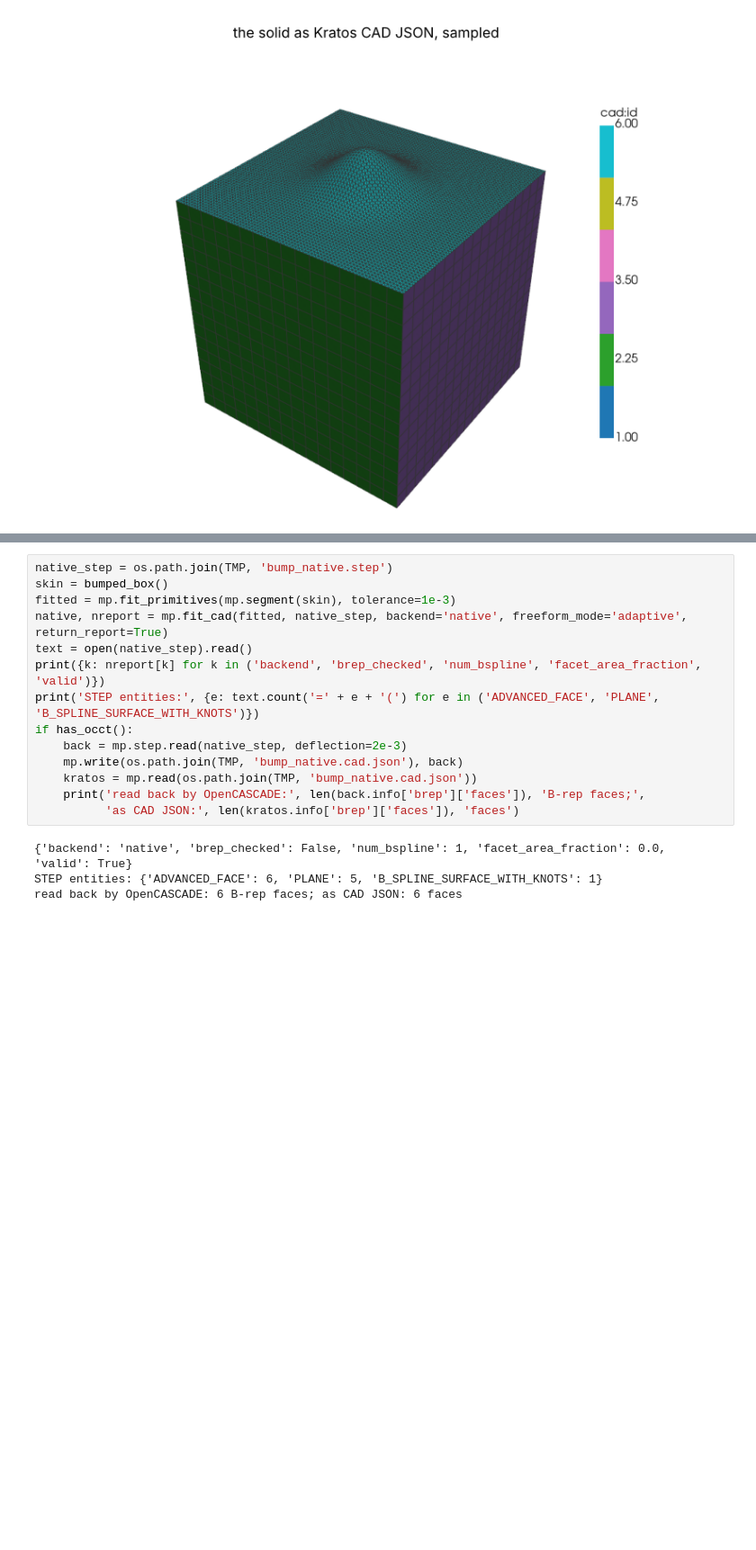
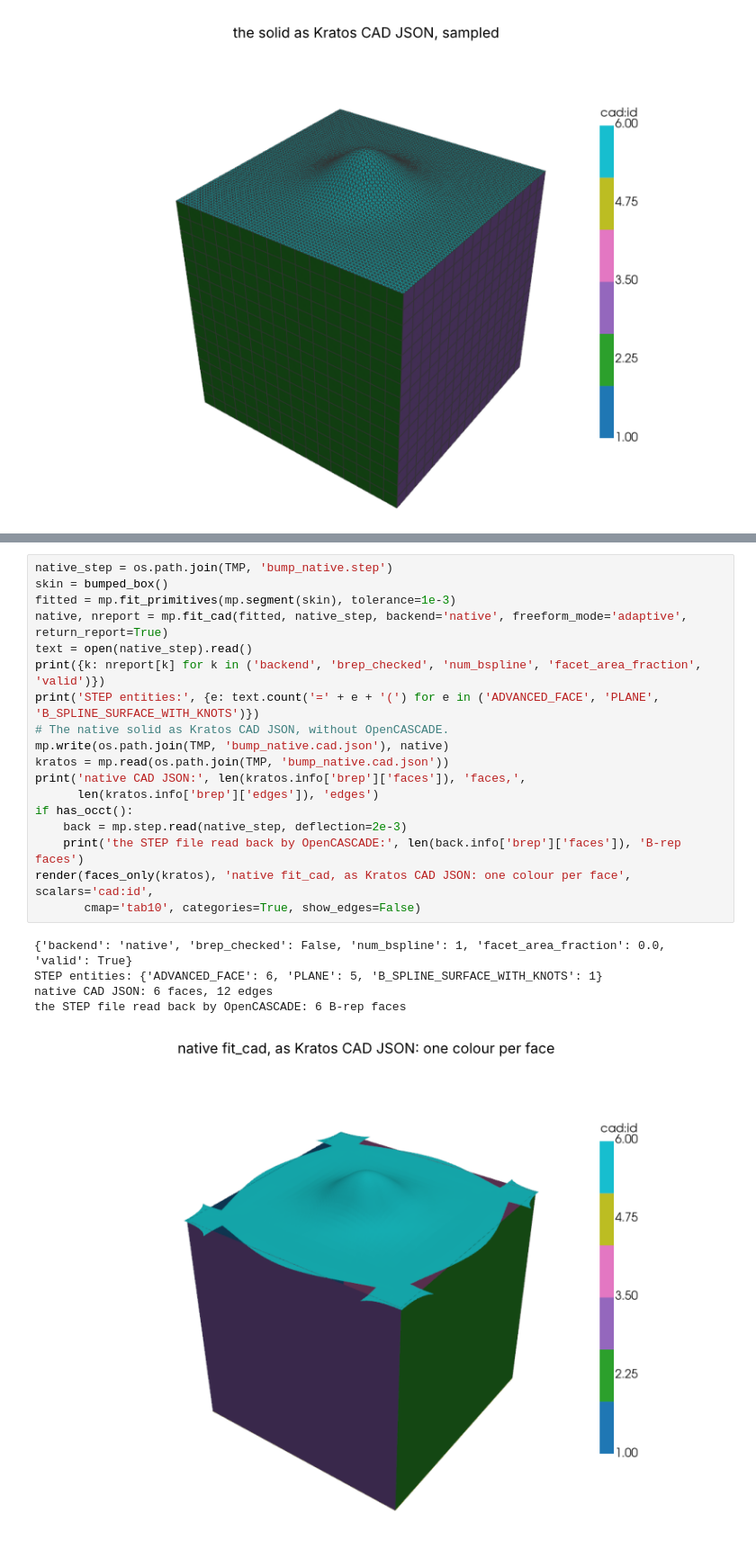
Before and after one commit to loumalouomega/meshioplusplus, a Jupyter notebook: example/python/35_kratos_iga_cad_json.ipynb, the cells around one changed output, grey strips where cells are left out. Shown at 90% size. Cells and saved outputs as stored; diff of their text form; blank space fills up the shorter version.

```diff
--- a/example/python/35_kratos_iga_cad_json.ipynb
+++ b/example/python/35_kratos_iga_cad_json.ipynb
@@ -291,18 +291,24 @@ STEP read: [('triangle', 642)] | B-rep faces: 6 | edges: 12
 # %%
 native_step = os.path.join(TMP, 'bump_native.step')
 skin = bumped_box()
 fitted = mp.fit_primitives(mp.segment(skin), tolerance=1e-3)
 native, nreport = mp.fit_cad(fitted, native_step, backend='native', freeform_mode='adaptive', return_report=True)
 text = open(native_step).read()
 print({k: nreport[k] for k in ('backend', 'brep_checked', 'num_bspline', 'facet_area_fraction', 'valid')})
 print('STEP entities:', {e: text.count('=' + e + '(') for e in ('ADVANCED_FACE', 'PLANE', 'B_SPLINE_SURFACE_WITH_KNOTS')})
+# The native solid as Kratos CAD JSON, without OpenCASCADE.
+mp.write(os.path.join(TMP, 'bump_native.cad.json'), native)
+kratos = mp.read(os.path.join(TMP, 'bump_native.cad.json'))
+print('native CAD JSON:', len(kratos.info['brep']['faces']), 'faces,',
+      len(kratos.info['brep']['edges']), 'edges')
 if has_occt():
     back = mp.step.read(native_step, deflection=2e-3)
-    mp.write(os.path.join(TMP, 'bump_native.cad.json'), back)
-    kratos = mp.read(os.path.join(TMP, 'bump_native.cad.json'))
-    print('read back by OpenCASCADE:', len(back.info['brep']['faces']), 'B-rep faces;',
-          'as CAD JSON:', len(kratos.info['brep']['faces']), 'faces')
+    print('the STEP file read back by OpenCASCADE:', len(back.info['brep']['faces']), 'B-rep faces')
+render(faces_only(kratos), 'native fit_cad, as Kratos CAD JSON: one colour per face', scalars='cad:id',
+       cmap='tab10', categories=True, show_edges=False)
 # %% [output]
 {'backend': 'native', 'brep_checked': False, 'num_bspline': 1, 'facet_area_fraction': 0.0, 'valid': True}
 STEP entities: {'ADVANCED_FACE': 6, 'PLANE': 5, 'B_SPLINE_SURFACE_WITH_KNOTS': 1}
-read back by OpenCASCADE: 6 B-rep faces; as CAD JSON: 6 faces
+native CAD JSON: 6 faces, 12 edges
+the STEP file read back by OpenCASCADE: 6 B-rep faces
+[figure, added]
```
Also changed, not shown: parts of 3 cells of this notebook, 5 other files.
